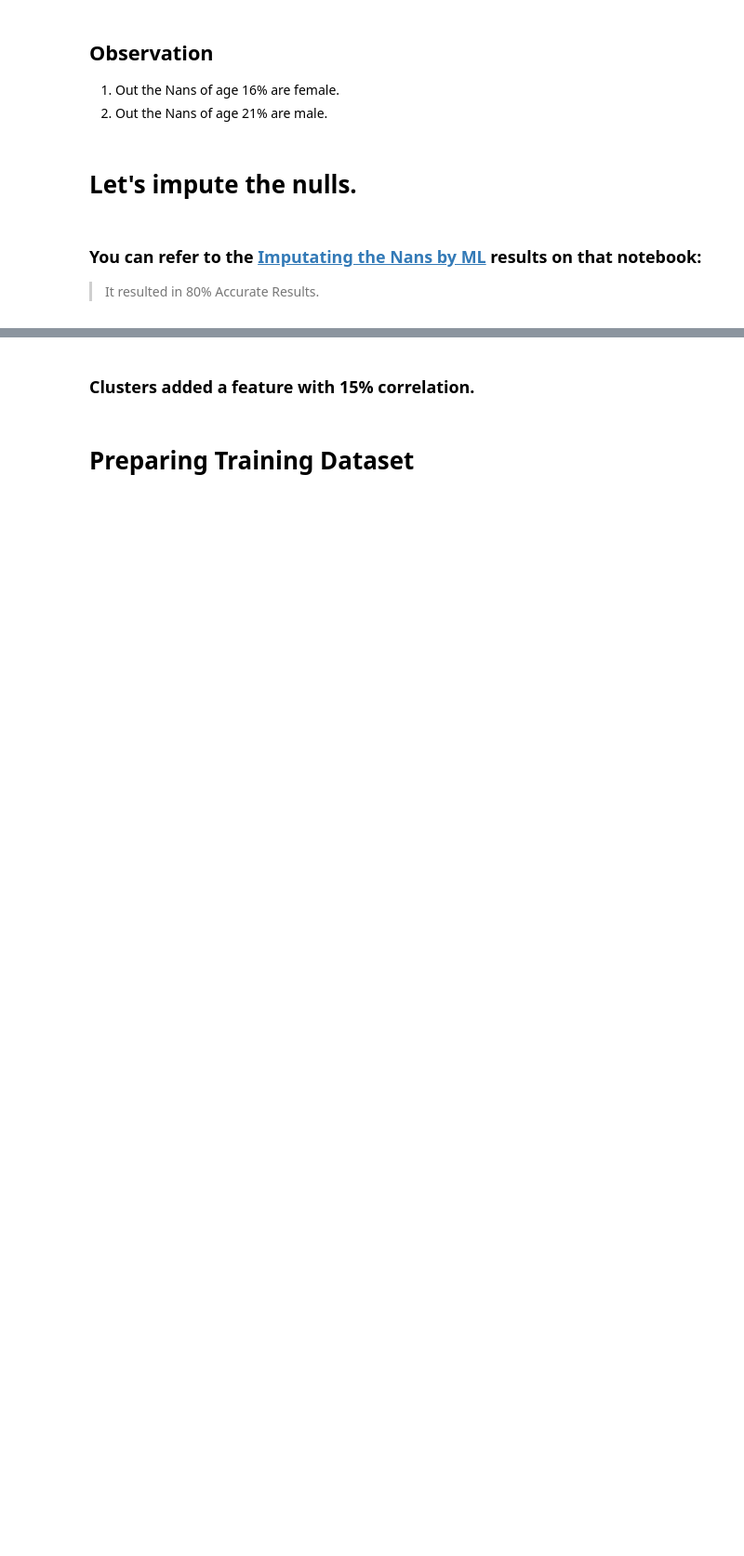
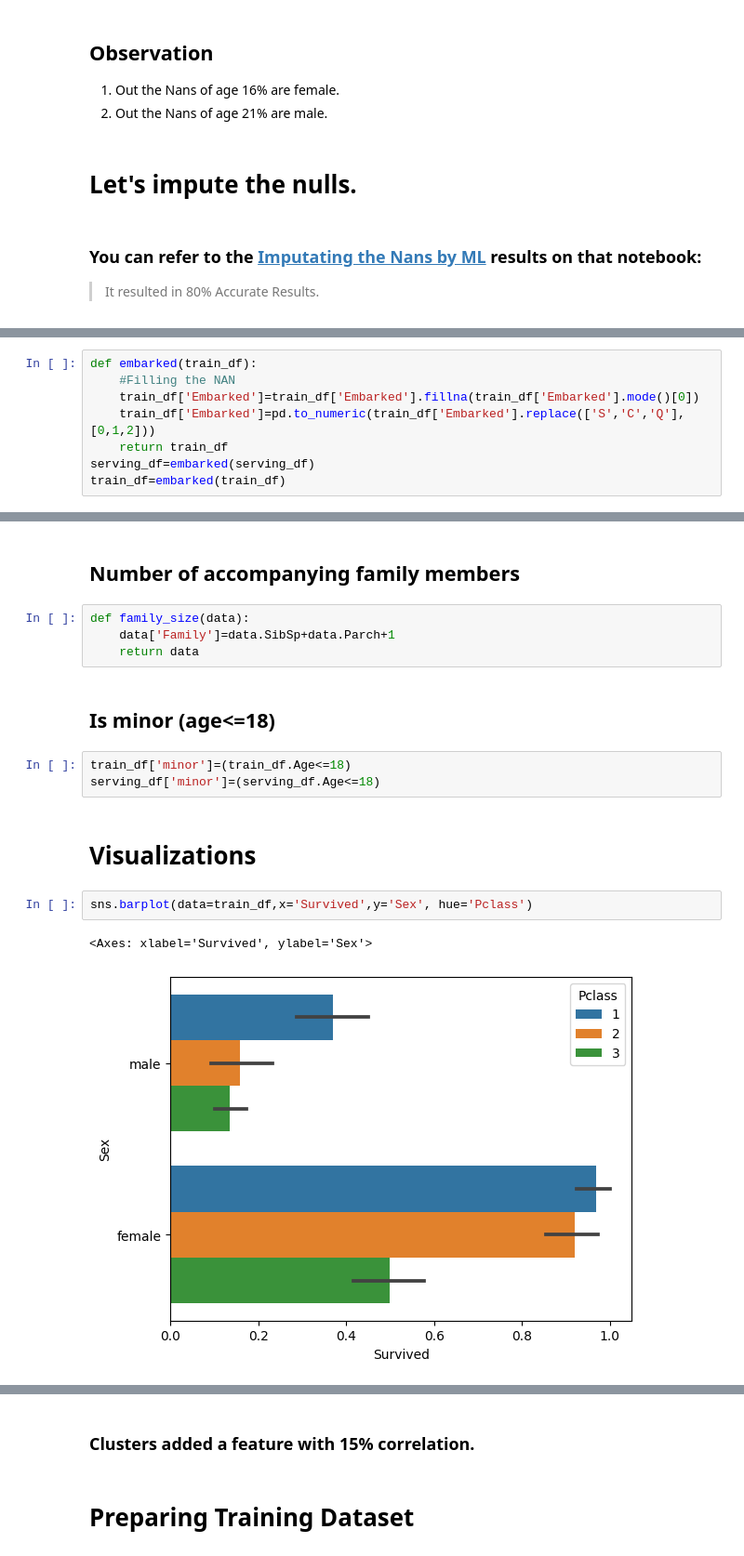
Before and after one commit to snajeebz/Titanic-Kaggle-Competition, a Jupyter notebook: titanic-feature-engineering-clustering.ipynb, the cells around one changed output, grey strips where cells are left out. Shown at 93% size. Drawn from its saved outputs; the diff is of its cells as text; blank space fills up the shorter version.

```diff
--- a/titanic-feature-engineering-clustering.ipynb
+++ b/titanic-feature-engineering-clustering.ipynb
@@ -80,0 +135,8 @@ print('After Imputations:\n ', train_df.isnull().sum())
+# %%
+def embarked(train_df):
+    #Filling the NAN
+    train_df['Embarked']=train_df['Embarked'].fillna(train_df['Embarked'].mode()[0])
+    train_df['Embarked']=pd.to_numeric(train_df['Embarked'].replace(['S','C','Q'],[0,1,2]))
+    return train_df
+serving_df=embarked(serving_df)
+train_df=embarked(train_df)
@@ -80,0 +149,18 @@ print('After Imputations:\n ', train_df.isnull().sum())
+# %% [markdown]
+## Number of accompanying family members
+# %%
+def family_size(data):
+    data['Family']=data.SibSp+data.Parch+1
+    return data
+# %% [markdown]
+## Is minor (age<=18)
+# %%
+train_df['minor']=(train_df.Age<=18)
+serving_df['minor']=(serving_df.Age<=18)
+# %% [markdown]
+# Visualizations
+# %%
+sns.barplot(data=train_df,x='Survived',y='Sex', hue='Pclass')
+# %% [output]
+<Axes: xlabel='Survived', ylabel='Sex'>
+[figure, added]
```
Also changed, not shown: parts of 45 cells of this notebook.
